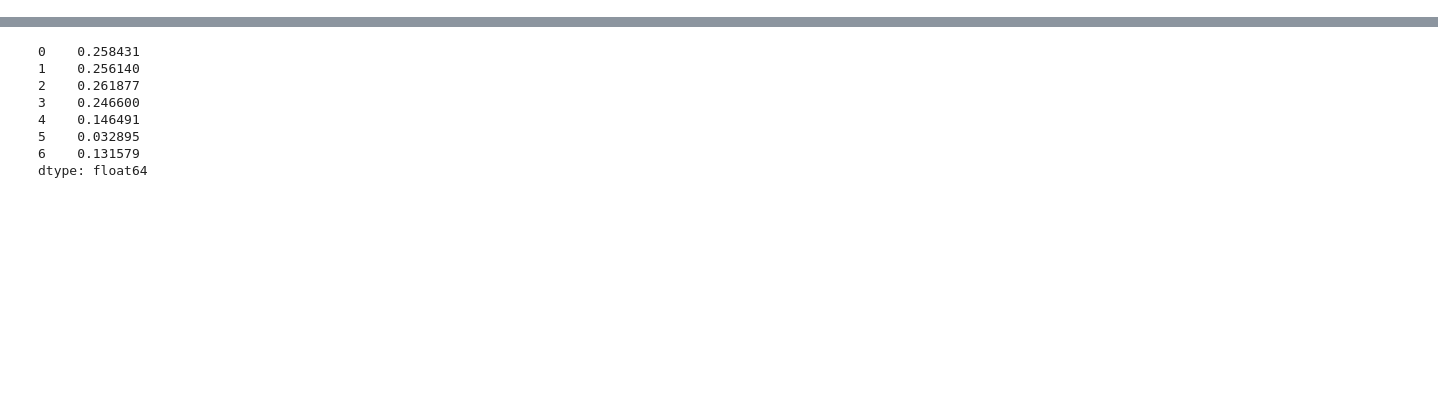
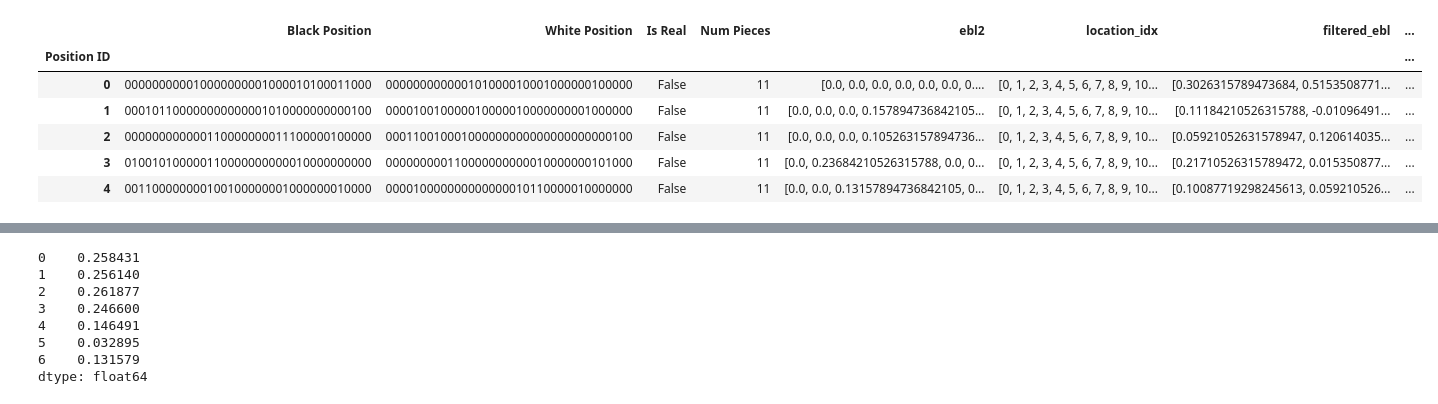
Before and after one commit to galbiati/mnk-cleaning-analysis, a Jupyter notebook: src/4 Feature Detection.ipynb, the cells around one changed output, grey strips where cells are left out. Drawn from its saved outputs; the diff is of its cells as text; code cells hidden in the pictures; blank space fills up the shorter version.

```diff
--- a/src/4 Feature Detection.ipynb
+++ b/src/4 Feature Detection.ipynb
@@ -107,0 +34,8 @@ def count_all_features(row):
+# %%
+tidy = pd.read_csv('./tidy_data.csv', index_col=0)
+tidy['Condition'] = tidy['Condition'].map(lambda x: 'Untrained' if x == 'Naive' else x)
+tidy['Position ID'] = tidy['Position ID'].map(int)
+
+vals = ['Black Position', 'White Position', 'Is Real', 'Num Pieces']
+
+board_set = tidy.pivot_table(index='Position ID', values=vals, aggfunc=lambda x: x.unique()[0])[vals]
@@ -143,0 +95,6 @@ sum_df = pd.concat([error_df, feature_count_df], axis=1)
+# %%
+pos_grouped = tidy.groupby('Position ID', )
+board_set['ebl2'] = pos_grouped.apply(lambda df: np.stack(df['ebl2'], axis=1).mean(axis=1))
+# %%
+num_grouped = board_set.groupby('Num Pieces')
+mean_error_by_num_pieces = num_grouped.apply(lambda df: np.stack(df['ebl2'], axis=1).mean(axis=1))
@@ -143,0 +106,12 @@ sum_df = pd.concat([error_df, feature_count_df], axis=1)
+# %%
+# board_set = board_set.loc[pd.notnull(board_set['ebl2'])]
+board_set['location_idx'] = np.tile(np.arange(36, dtype=np.uint8), [len(board_set), 1]).tolist()
+board_set.head()
+# %% [output]
+|  | Black Position | White Position | Is Real | Num Pieces | ebl2 | location_idx | filtered_ebl | ... |
+| Position ID |  |  |  |  |  |  |  | ... |
+| 0 | 000000000010000000001000010100011000 | 000000000000101000010001000000100000 | False | 11 | [0.0, 0.0, 0.0, 0.0, 0.0, 0.0, 0.... | [0, 1, 2, 3, 4, 5, 6, 7, 8, 9, 10... | [0.3026315789473684, 0.5153508771... | ... |
+| 1 | 000101100000000000001010000000000100 | 000010010000010000010000000001000000 | False | 11 | [0.0, 0.0, 0.0, 0.157894736842105... | [0, 1, 2, 3, 4, 5, 6, 7, 8, 9, 10... | [0.11184210526315788, -0.01096491... | ... |
+| 2 | 000000000000110000000011100000100000 | 000110010001000000000000000000000100 | False | 11 | [0.0, 0.0, 0.0, 0.105263157894736... | [0, 1, 2, 3, 4, 5, 6, 7, 8, 9, 10... | [0.05921052631578947, 0.120614035... | ... |
+| 3 | 010010100000110000000000010000000000 | 000000000110000000000010000000101000 | False | 11 | [0.0, 0.23684210526315788, 0.0, 0... | [0, 1, 2, 3, 4, 5, 6, 7, 8, 9, 10... | [0.21710526315789472, 0.015350877... | ... |
+| 4 | 001100000000100100000001000000010000 | 000010000000000000010110000010000000 | False | 11 | [0.0, 0.0, 0.13157894736842105, 0... | [0, 1, 2, 3, 4, 5, 6, 7, 8, 9, 10... | [0.10087719298245613, 0.059210526... | ... |
```
Also changed, not shown: parts of 14 cells of this notebook, 14 other files.
